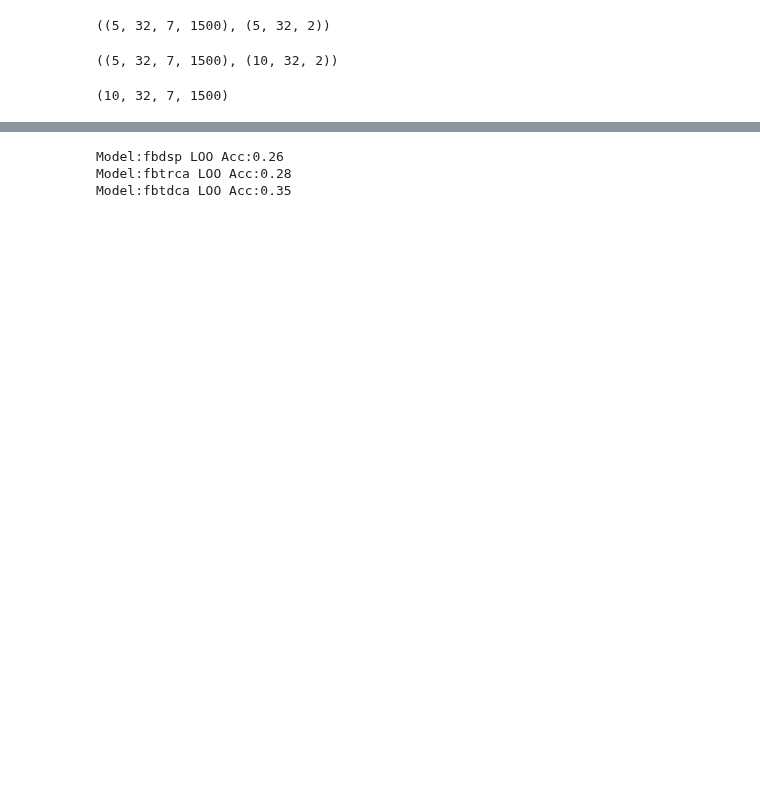
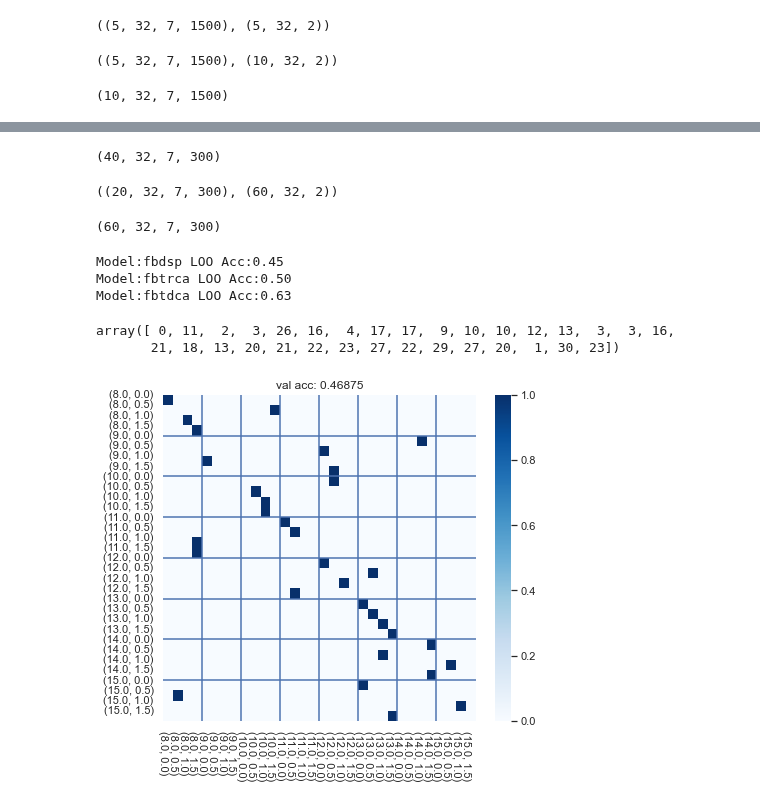
Before and after one commit to NeuroTech-UCSD/Oz-Speller, a Jupyter notebook: notebooks/KeyboardLayoutData.ipynb, the cells around one changed output, grey strips where cells are left out. Drawn from its saved outputs; the diff is of its cells as text; code cells hidden in the pictures; blank space fills up the shorter version.

Commit message:
More Keyboard Layout Data Accuracy maxes out at 60% with 0.5s of data.

```diff
--- a/notebooks/KeyboardLayoutData.ipynb
+++ b/notebooks/KeyboardLayoutData.ipynb
@@ -112,7 +172,47 @@ eeg.shape
+# %%
+eeg7 = np.vstack((eeg5,eeg6))
+eeg7.shape
+# %% [output]
+(40, 32, 7, 300)
+# %%
+sub_dirs = ['8hz/','9hz/','10hz/','11hz/','12hz/','13hz/','14hz/','15hz/']
+duration = 1
+n_trials = 20
+n_classes = 32
+
+# load experimental dataset
+eeg_whole = np.zeros((n_trials,n_classes,7,int(duration*300)))
+target_tab = {}
+i_class = 0
+for i_dir,sub_dir in enumerate(sub_dirs):
+
+    data_path = "../data/eeg_recordings/pilot_data/simon/ws32_10/" + sub_dir
+    eeg = pd.read_csv(data_path + 'eeg.csv').astype(float)
+    meta = np.loadtxt(data_path + 'meta.csv', delimiter=',', dtype=float)
+    trials = meta[1:,:2]
+    classes = np.unique(trials, axis=0)
+    more_targets = {tuple(target):index+i_class for index,target in enumerate(classes)}
+    target_tab.update(more_targets)
+    eeg = load_data_temp_function(eeg, meta, classes, stim_duration=duration,filter=False)
+    eeg_whole[:,i_class:(i_class+4),:,:] = eeg
+    i_class+=4
+eeg8 = eeg_whole
+target_by_trial = [list(target_tab.keys())] * 60
+eeg8.shape, np.array(target_by_trial).shape
+# %% [output]
+((20, 32, 7, 300), (60, 32, 2))
+# %%
+eeg = np.vstack((eeg7,eeg8))
+eeg.shape
+# %% [output]
+(60, 32, 7, 300)
 # %%
-n_trials = 10
+n_trials = 50
+# classes = [0,7,15,23,31]
+classes = range(32)
+n_classes = len(classes)
 y = np.array([list(target_tab.values())] * n_trials).T.reshape(-1)
-eeg_temp = eeg[:,:,:,40:]
+eeg_temp = eeg[:n_trials,classes,:,40:]
 # X = eeg.swapaxes(0,1).reshape(-1,*eeg.shape[2:])
 X = eeg_temp.swapaxes(0,1).reshape(-1,*eeg_temp.shape[2:])
 
@@ -122,7 +222,7 @@ phase_targets = np.array(target_by_trial)[0,:,1]
 n_harmonics = 5
 n_bands = 3
 srate = 300
-duration = 0.5
+duration = 0.7
 Yf = generate_cca_references(
     freq_targets, srate, duration,
     phases=phase_targets,
@@ -148,10 +248,11 @@ models = OrderedDict([
             filterweights=filterweights)),
 ])
 events = []
-for j_class in range(32):
+# for j_class in range(32):
+for j_class in classes:
     events.extend([str(target_by_trial[i_trial][j_class]) for i_trial in range(n_trials)])
 events = np.array(events)
-subjects = ['1'] * (32*n_trials)
+subjects = ['1'] * (n_classes*n_trials)
 meta = pd.DataFrame(data=np.array([subjects,events]).T, columns=["subject", "event"])
 set_random_seeds(42)
 loo_indices = generate_loo_indices(meta)
@@ -183,6 +284,12 @@ for model_name in models:
             balanced_accuracy_score(testY, pred_labels))
     print("Model:{} LOO Acc:{:.2f}".format(model_name, np.mean(loo_accs)))
 # %% [output]
-Model:fbdsp LOO Acc:0.26
-Model:fbtrca LOO Acc:0.28
-Model:fbtdca LOO Acc:0.35
+Model:fbdsp LOO Acc:0.45
+Model:fbtrca LOO Acc:0.50
+Model:fbtdca LOO Acc:0.63
+# %%
+y_pred = model.predict(eeg[59,:,:,40:280])
+y_pred
+# %% [output]
+array([ 0, 11,  2,  3, 26, 16,  4, 17, 17,  9, 10, 10, 12, 13,  3,  3, 16,
+       21, 18, 13, 20, 21, 22, 23, 27, 22, 29, 27, 20,  1, 30, 23])
@@ -188,0 +298,14 @@ Model:fbtdca LOO Acc:0.35
+# %%
+# confusion_matrix(y_pred,range(32))
+plt.figure(figsize=(7, 6))
+ax = sns.heatmap(confusion_matrix(range(32), y_pred,normalize='true'), cmap='Blues')
+ax.set_title('val acc: '+str(accuracy_score(range(32), y_pred)));
+ax.set_xticks(range(32))
+ax.set_yticks(range(32))
+ax.xaxis.set_ticklabels([str(e) for e in list(target_tab.keys())],rotation = -90);
+ax.yaxis.set_ticklabels([str(e) for e in list(target_tab.keys())],rotation = 0);
+ax.hlines([4,8,12,16,20,24,28], *ax.get_xlim())
+ax.vlines([4,8,12,16,20,24,28], *ax.get_xlim())
+plt.show()
+# %% [output]
+[figure, added]
```
Also changed, not shown: parts of 6 cells of this notebook, 49 other files.
